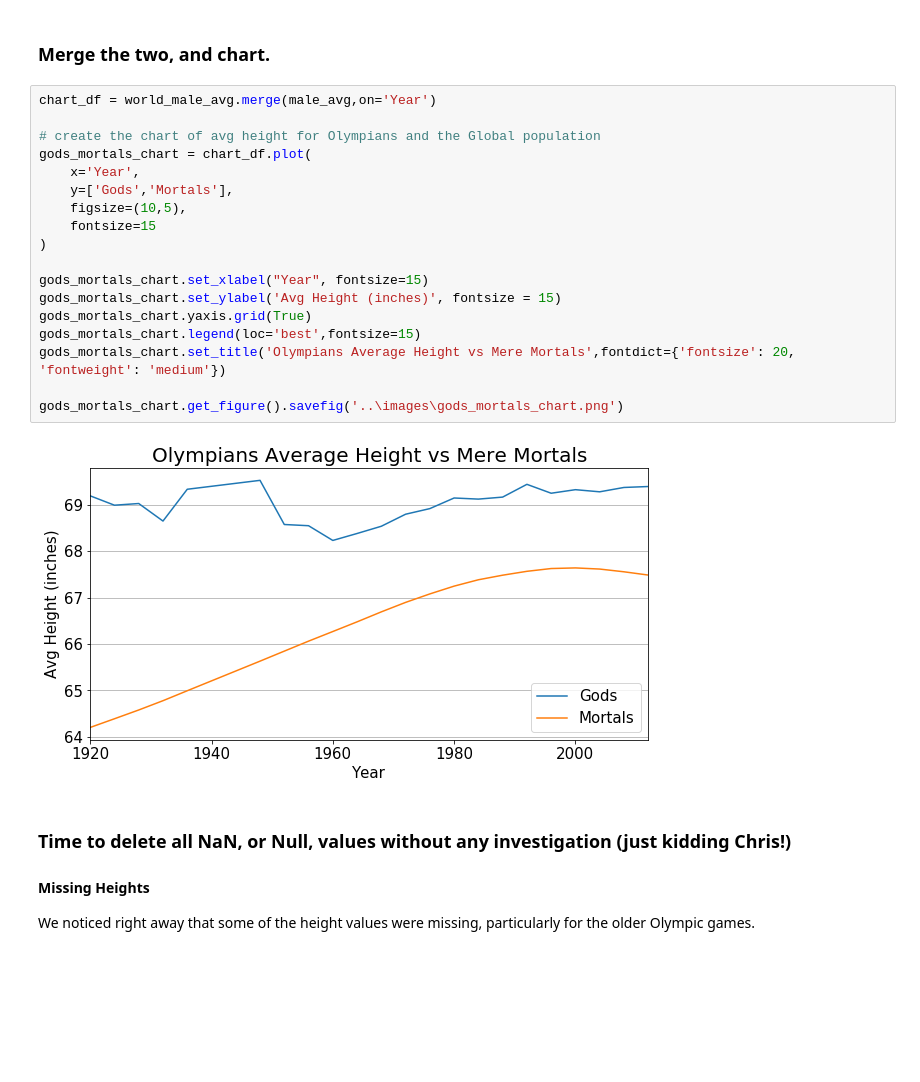
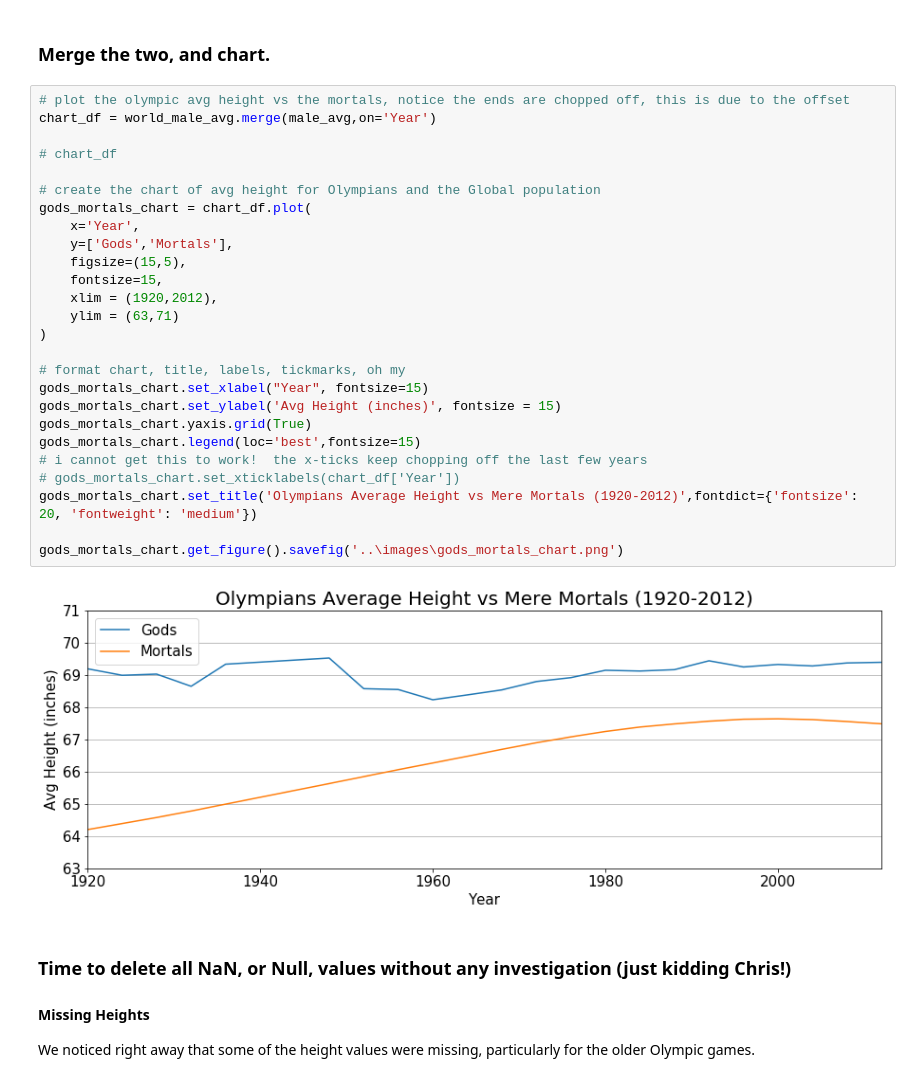
Before and after one commit to dowripple/ProjectOneRepo_JeremyKasieMichael, a Jupyter notebook: notebooks/OlympicData_Clean.ipynb, the cells around one changed output. Cells and saved outputs as stored; diff of their text form; blank space fills up the shorter version.

Commit message:
fixing charts

```diff
--- a/notebooks/OlympicData_Clean.ipynb
+++ b/notebooks/OlympicData_Clean.ipynb
@@ -192,25 +193,33 @@ male_avg.head()
 # %% [markdown]
 ### Merge the two, and chart.
 # %%
+# plot the olympic avg height vs the mortals, notice the ends are chopped off, this is due to the offset
 chart_df = world_male_avg.merge(male_avg,on='Year')
+
+# chart_df
 
 # create the chart of avg height for Olympians and the Global population
 gods_mortals_chart = chart_df.plot(
     x='Year',
     y=['Gods','Mortals'],
-    figsize=(10,5),
-    fontsize=15
+    figsize=(15,5),
+    fontsize=15,
+    xlim = (1920,2012),
+    ylim = (63,71)
 )
 
+# format chart, title, labels, tickmarks, oh my
 gods_mortals_chart.set_xlabel("Year", fontsize=15)
 gods_mortals_chart.set_ylabel('Avg Height (inches)', fontsize = 15)
 gods_mortals_chart.yaxis.grid(True)
 gods_mortals_chart.legend(loc='best',fontsize=15)
-gods_mortals_chart.set_title('Olympians Average Height vs Mere Mortals',fontdict={'fontsize': 20, 'fontweight': 'medium'})
+# i cannot get this to work!  the x-ticks keep chopping off the last few years
+# gods_mortals_chart.set_xticklabels(chart_df['Year'])
+gods_mortals_chart.set_title('Olympians Average Height vs Mere Mortals (1920-2012)',fontdict={'fontsize': 20, 'fontweight': 'medium'})
 
 gods_mortals_chart.get_figure().savefig('..\images\gods_mortals_chart.png')
 # %% [output]
-[figure, old version]
+[figure, new version]
 # %% [markdown]
 ### Time to delete all NaN, or Null, values without any investigation (just kidding Chris!)
 #### Missing Heights
```
Also changed, not shown: parts of 2 cells of this notebook, 7 other files.
